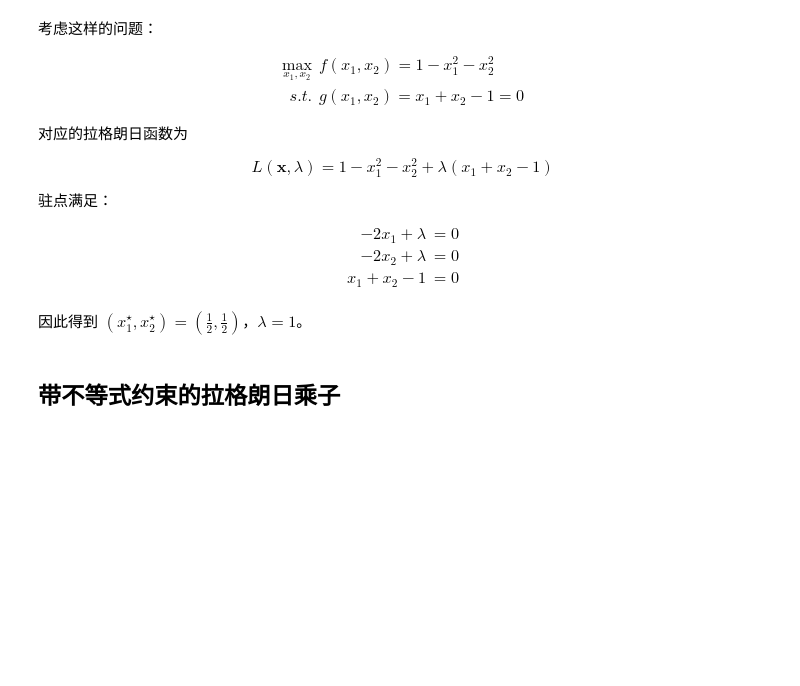
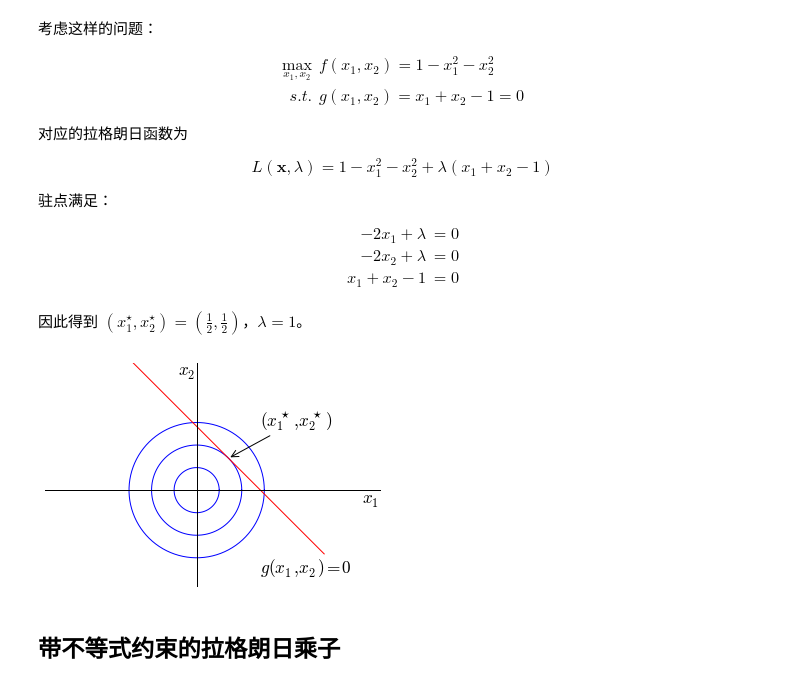
Before and after one commit to wanghaisheng/notes-machine-learning, a Jupyter notebook: Appendix/Appendix-E-Lagrange-Multipliers.ipynb, the cells around one changed output. Drawn from its saved outputs; the diff is of its cells as text; code cells hidden in the pictures; blank space fills up the shorter version.

```diff
--- a/Appendix/Appendix-E-Lagrange-Multipliers.ipynb
+++ b/Appendix/Appendix-E-Lagrange-Multipliers.ipynb
@@ -86,6 +133,48 @@ x_1 + x_2 - 1 & = 0 \\
 $$
 
 因此得到 $(x_1^\star, x_2^\star)=(\frac 1 2, \frac 1 2)$，$\lambda = 1$。
+# %%
+an = np.linspace(0, 2*np.pi, 100)
+
+xx = np.linspace(-1, 2)
+yy = 1 - xx
+
+fig, ax = plt.subplots()
+
+for i in xrange(1, 4):
+    ax.plot(i / np.sqrt(8.0) * np.cos(an), i / np.sqrt(8.0) * np.sin(an), 'b')
+
+ax.plot(xx, yy, 'r')
+
+ax.axis('equal')
+
+ax.spines['right'].set_color('none')
+ax.spines['top'].set_color('none')
+
+ax.xaxis.set_ticks_position('bottom')
+ax.spines['bottom'].set_position(('data',0))
+
+ax.yaxis.set_ticks_position('left')
+ax.spines['left'].set_position(('data',0))
+
+ax.set_xticks([])
+ax.set_yticks([])
+
+ax.text(2.6, -0.2, "$x_1$", fontsize="xx-large")
+ax.text(-0.3, 1.8, "$x_2$", fontsize="xx-large")
+ax.text(1, -1.3, "$g(x_1, x_2) = 0$", fontsize="xx-large")
+
+ax.annotate(r"$(x_1^\star, x_2^\star)$",
+            fontsize="xx-large",
+            xytext=(1, 1),
+            xy=(0.5, 0.5),
+            arrowprops=dict(arrowstyle="->",
+                            connectionstyle="arc3")
+           )
+
+plt.show()
+# %% [output]
+[figure, added]
 # %% [markdown]
 ## 带不等式约束的拉格朗日乘子
 # %% [markdown]
```
Also changed, not shown: parts of 2 cells of this notebook, 4 other files.
